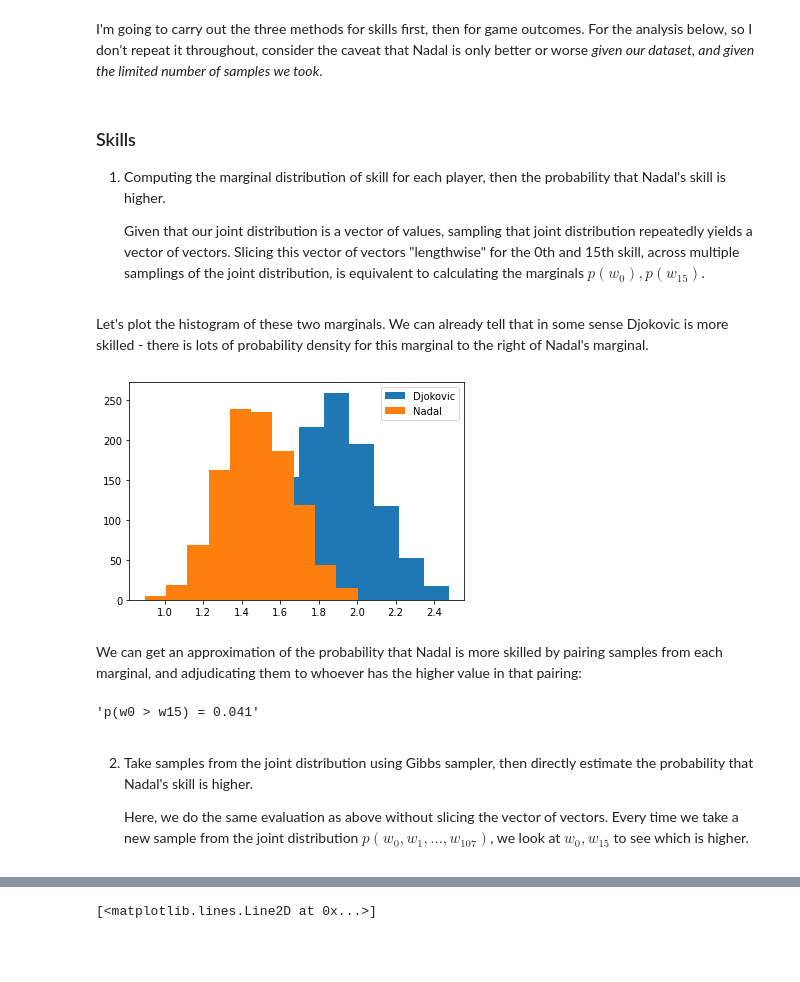
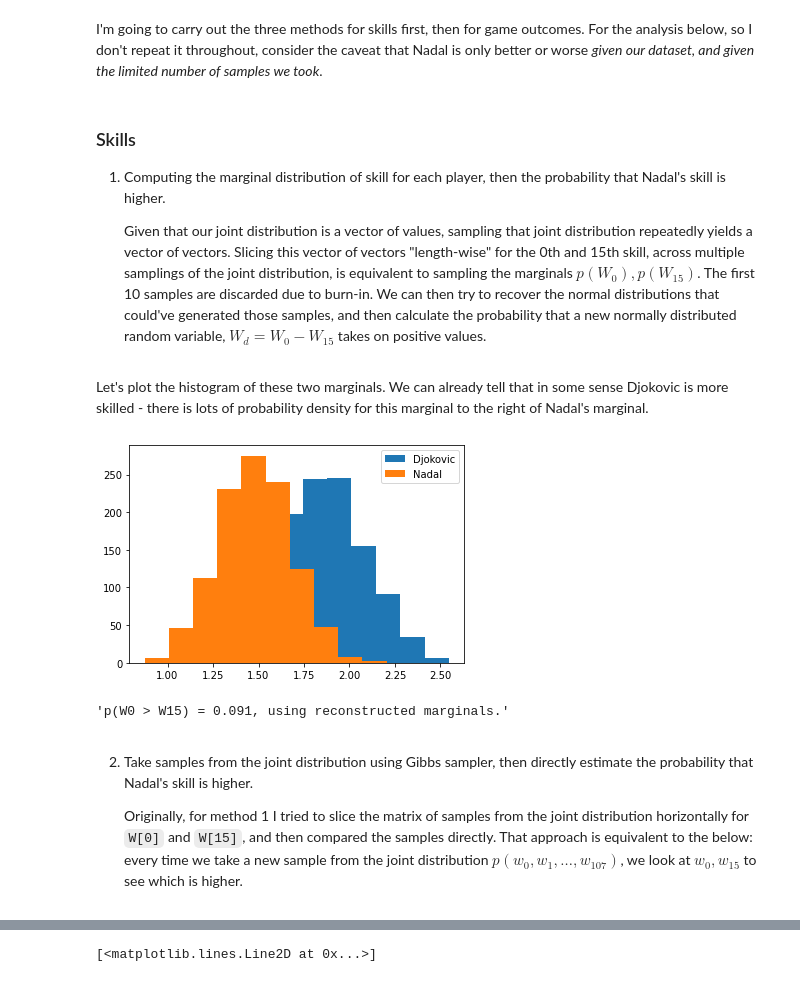
Before and after one commit to inwaves/probml, a Jupyter notebook: coursework2_trueskill/wip-sheet-1.ipynb, the cells around one changed output, grey strips where cells are left out. Cells and saved outputs as stored; diff of their text form; code cells hidden in the pictures; blank space fills up the shorter version.

```diff
--- a/coursework2_trueskill/wip-sheet-1.ipynb
+++ b/coursework2_trueskill/wip-sheet-1.ipynb
@@ -260,25 +259,16 @@ I'm going to carry out the three methods for skills first, then for game outcome
 ### Skills
 1. Computing the marginal distribution of skill for each player, then the probability that Nadal's skill is higher.
 
-    Given that our joint distribution is a vector of values, sampling that joint distribution repeatedly yields a vector of vectors. Slicing this vector of vectors "lengthwise" for the 0th and 15th skill, across multiple samplings of the joint distribution, is equivalent to calculating the marginals $p(w_0), p(w_{15})$.
+    Given that our joint distribution is a vector of values, sampling that joint distribution repeatedly yields a vector of vectors. Slicing this vector of vectors "length-wise" for the 0th and 15th skill, across multiple samplings of the joint distribution, is equivalent to sampling the marginals $p(W_0), p(W_{15})$. The first 10 samples are discarded due to burn-in. We can then try to recover the normal distributions that could've generated those samples, and then calculate the probability that a new normally distributed random variable, $W_d = W_0 - W_{15}$ takes on positive values.
 # %%
-# Gibbs samples from the joint probability q(t_g, W_Ig, W_Jg). If I want the marginal for W_Ig, I discard t_g, W_Jg.
-nadal_marginal = np.array(player_subset[0][1][10:])
-djokovic_marginal = np.array(player_subset[-1][1][10:])
+nadal_marginal_samples = np.array(player_subset[0][1][10:])
+djokovic_marginal_samples = np.array(player_subset[-1][1][10:])
 # %% [markdown]
 Let's plot the histogram of these two marginals. We can already tell that in some sense Djokovic is more skilled - there is lots of probability density for this marginal to the right of Nadal's marginal.
 # %%
-plt.hist(djokovic_marginal, label="Djokovic")
-plt.hist(nadal_marginal, label="Nadal")
+plt.hist(djokovic_marginal_samples, label="Djokovic")
+plt.hist(nadal_marginal_samples, label="Nadal")
 plt.legend()
 plt.show()
 # %% [output]
-[figure, old version]
+[figure, new version]
-# %% [markdown]
-We can get an approximation of the probability that Nadal is more skilled by pairing samples from each marginal, and adjudicating them to whoever has the higher value in that pairing:
-# %%
-nadal_skill_higher = [nadal_marginal[i] > djokovic_marginal[i] for i in range(len(nadal_marginal))]
-
-f"p(w0 > w15) = {(nadal_skill_higher.count(True)/len(nadal_marginal)):.3f}"
-# %% [output]
-'p(w0 > w15) = 0.041'
@@ -285,5 +288,14 @@ f"p(w0 > w15) = {(nadal_skill_higher.count(True)/len(nadal_marginal)):.3f}"
+# %%
+mu_diff = mu_n - mu_d
+sd_diff = np.sqrt(sd_n**2 + sd_d**2)
+W_d = scipy.stats.norm(mu_diff, sd_diff)
+
+# Probability that w_d is positive.
+f"p(W0 > W15) = {W_d.sf(0):.3f}, using reconstructed marginals."
+# %% [output]
+'p(W0 > W15) = 0.091, using reconstructed marginals.'
 # %% [markdown]
 2. Take samples from the joint distribution using Gibbs sampler, then directly estimate the probability that Nadal's skill is higher.
 
-    Here, we do the same evaluation as above without slicing the vector of vectors. Every time we take a new sample from the joint distribution $p(w_0, w_1, \dots, w_{107})$, we look at $w_0, w_{15}$ to see which is higher.
+    Originally, for method 1 I tried to slice the matrix of samples from the joint distribution horizontally for `W[0]` and `W[15]`, and then compared the samples directly. That approach is equivalent to the below: every time we take a new sample from the joint distribution $p(w_0, w_1, \dots, w_{107})$, we look at $w_0, w_{15}$ to see which is higher.
 # %%
```
Also changed, not shown: parts of 12 cells of this notebook, 1 other file.
